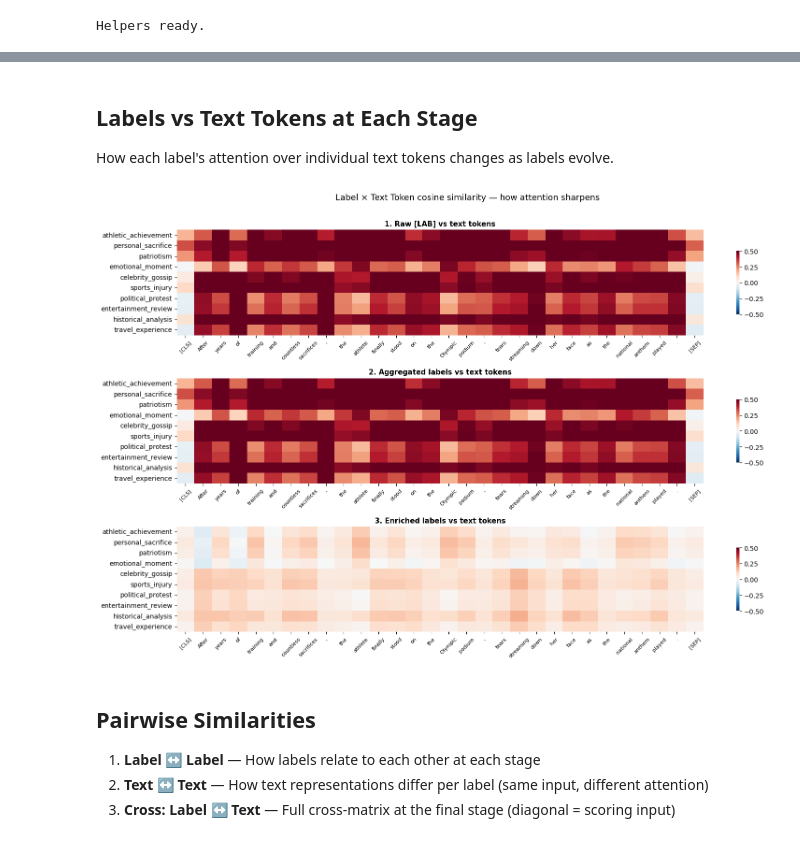
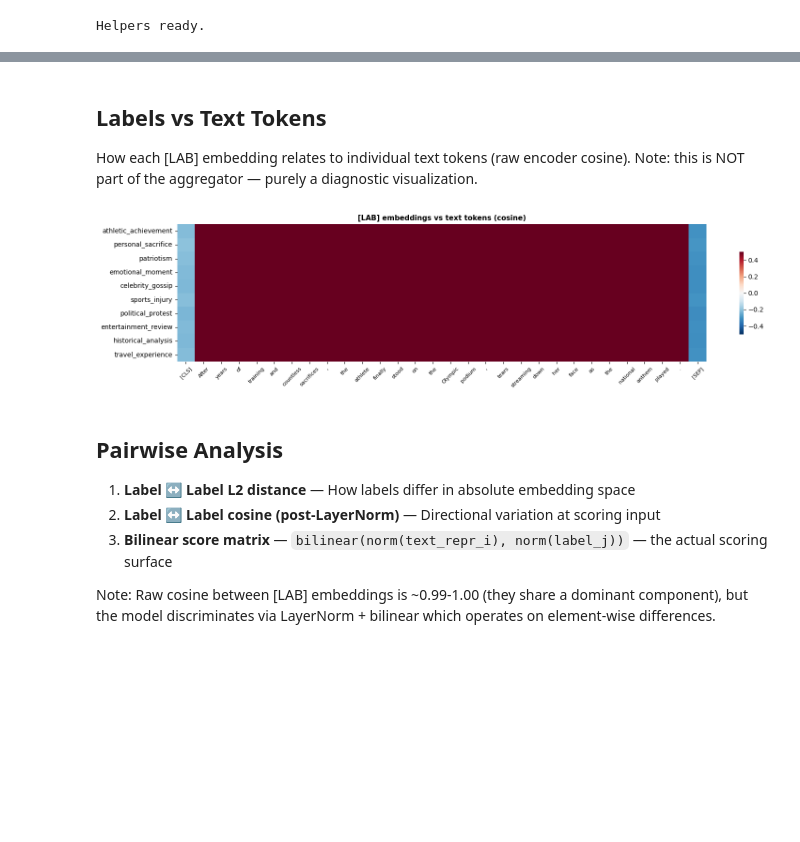
Before and after one commit to KameniAlexNea/zero-shot-classification, a Jupyter notebook: notebooks/ForwardPassVisualization.ipynb, the cells around one changed output, grey strips where cells are left out. Saved outputs shown, nothing was run; the diff lists cells and outputs as text; code cells hidden in the pictures; blank space fills up the shorter version.

```diff
--- a/notebooks/ForwardPassVisualization.ipynb
+++ b/notebooks/ForwardPassVisualization.ipynb
@@ -22,7 +21,6 @@ import torch.nn.functional as F
 import numpy as np
 import matplotlib.pyplot as plt
 import seaborn as sns
-from matplotlib.gridspec import GridSpec
 
 from gliznet import GliZNetForSequenceClassification, GliZNETTokenizer
 
@@ -33,7 +31,7 @@ if torch.cuda.is_available():
 else:
     DEVICE = "cpu"
 
-MODEL_PATH = "../results/deberta-v3-base_20260519_152126/checkpoint-4000"
+MODEL_PATH = "../results/deberta-v3-base_20260520_061319/checkpoint-32000"
 
 model = GliZNetForSequenceClassification.from_pretrained(
     MODEL_PATH,
@@ -44,6 +42,6 @@ print(f"Device: {DEVICE}")
 print(f"Model loaded from: {MODEL_PATH}")
 print(f"Hidden size: {model.aggregator.hidden_size}")
 print(f"Scoring: {model.aggregator.scoring.__class__.__name__}")
-print(f"Label enrichment: {model.aggregator.label_context is not None}")
+print(f"Label context fusion: {model.aggregator.context is not None}")
 # %% [output]
 Device: cuda:0
@@ -267,45 +257,50 @@ travel_experience            -0.053     0.532     0.126     F
 # %% [markdown]
-## Labels vs Text Tokens at Each Stage
+## Labels vs Text Tokens
 
-How each label's attention over individual text tokens changes as labels evolve.
+How each [LAB] embedding relates to individual text tokens (raw encoder cosine).
+Note: this is NOT part of the aggregator — purely a diagnostic visualization.
 # %%
+# Rerun encoder to get hidden states for token-level viz
+with torch.no_grad():
+    hidden_states = model.backbone(
+        input_ids=batch["input_ids"], attention_mask=batch["attention_mask"]
+    ).last_hidden_state
+
+# Find text token positions (exclude [LAB] and padding)
+lab_token_mask = batch["input_ids"] == model.aggregator.lab_token_id
+lmask = batch["lmask"]
+text_mask = (lmask == 0) & (batch["attention_mask"] == 1) & (~lab_token_mask)
+text_positions = text_mask[0].nonzero(as_tuple=True)[0]
+text_token_embs = hidden_states[0, text_positions]
+
 # Get text token strings for x-axis labels
-token_ids = batch["input_ids"][0, stages["text_positions"]].cpu().tolist()
+token_ids = batch["input_ids"][0, text_positions].cpu().tolist()
 token_strs = tokenizer.tokenizer.convert_ids_to_tokens(token_ids)
 token_strs = [t.replace("▁", "")[:12] for t in token_strs]
 
-text_token_embs = stages["text_token_embs"]  # (T, D)
+# Similarity: [LAB] embeddings vs text tokens
+sim_label_text = cos_sim(stages["raw_label_embs"], text_token_embs)
 
-# Similarity matrices: labels × text tokens at each stage
-sim_raw_text = cos_sim(stages["raw_label_embs"], text_token_embs)
-sim_agg_text = cos_sim(stages["agg_label_embs"], text_token_embs)
-sim_enr_text = cos_sim(stages["enriched_label_embs"], text_token_embs)
-
-fig, axes = plt.subplots(3, 1, figsize=(16, 10))
-
-for ax, sim, title in zip(axes,
-    [sim_raw_text, sim_agg_text, sim_enr_text],
-    ["1. Raw [LAB] vs text tokens",
-     "2. Aggregated labels vs text tokens",
-     "3. Enriched labels vs text tokens"]):
-    sns.heatmap(
-        sim, ax=ax, cmap="RdBu_r", vmin=-0.5, vmax=0.5,
-        xticklabels=token_strs, yticklabels=labels,
-        cbar_kws={"shrink": 0.6},
-    )
-    ax.set_title(title, fontsize=11, fontweight="bold")
-    ax.tick_params(axis="x", rotation=45, labelsize=8)
-
-plt.suptitle("Label × Text Token cosine similarity — how attention sharpens", fontsize=13, y=1.01)
+fig, ax = plt.subplots(figsize=(16, 4))
+sns.heatmap(
+    sim_label_text, ax=ax, cmap="RdBu_r", vmin=-0.5, vmax=0.5,
+    xticklabels=token_strs, yticklabels=labels,
+    cbar_kws={"shrink": 0.6},
+)
+ax.set_title("[LAB] embeddings vs text tokens (cosine)", fontsize=11, fontweight="bold")
+ax.tick_params(axis="x", rotation=45, labelsize=8)
 plt.tight_layout()
 plt.show()
 # %% [output]
-[figure, old version]
+[figure, new version]
 # %% [markdown]
-## Pairwise Similarities
+## Pairwise Analysis
 
-1. **Label ↔ Label** — How labels relate to each other at each stage
-2. **Text ↔ Text** — How text representations differ per label (same input, different attention)
-3. **Cross: Label ↔ Text** — Full cross-matrix at the final stage (diagonal = scoring input)
+1. **Label ↔ Label L2 distance** — How labels differ in absolute embedding space
+2. **Label ↔ Label cosine (post-LayerNorm)** — Directional variation at scoring input
+3. **Bilinear score matrix** — `bilinear(norm(text_repr_i), norm(label_j))` — the actual scoring surface
+
+Note: Raw cosine between [LAB] embeddings is ~0.99-1.00 (they share a dominant component),
+but the model discriminates via LayerNorm + bilinear which operates on element-wise differences.
 # %%
 # ──────────────────────────────────────────────────────────────────────────────
```
Also changed, not shown: parts of 12 cells of this notebook, 1 other file.
